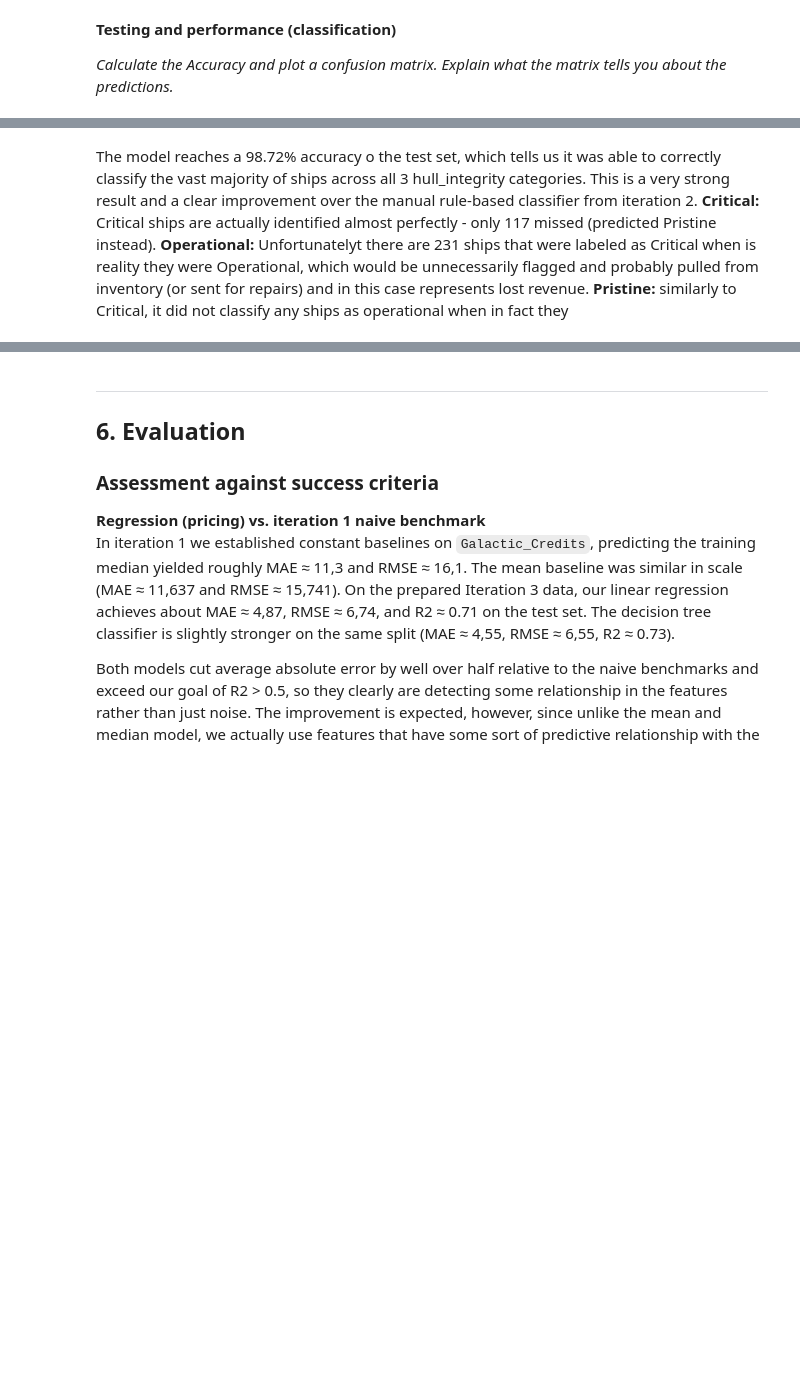
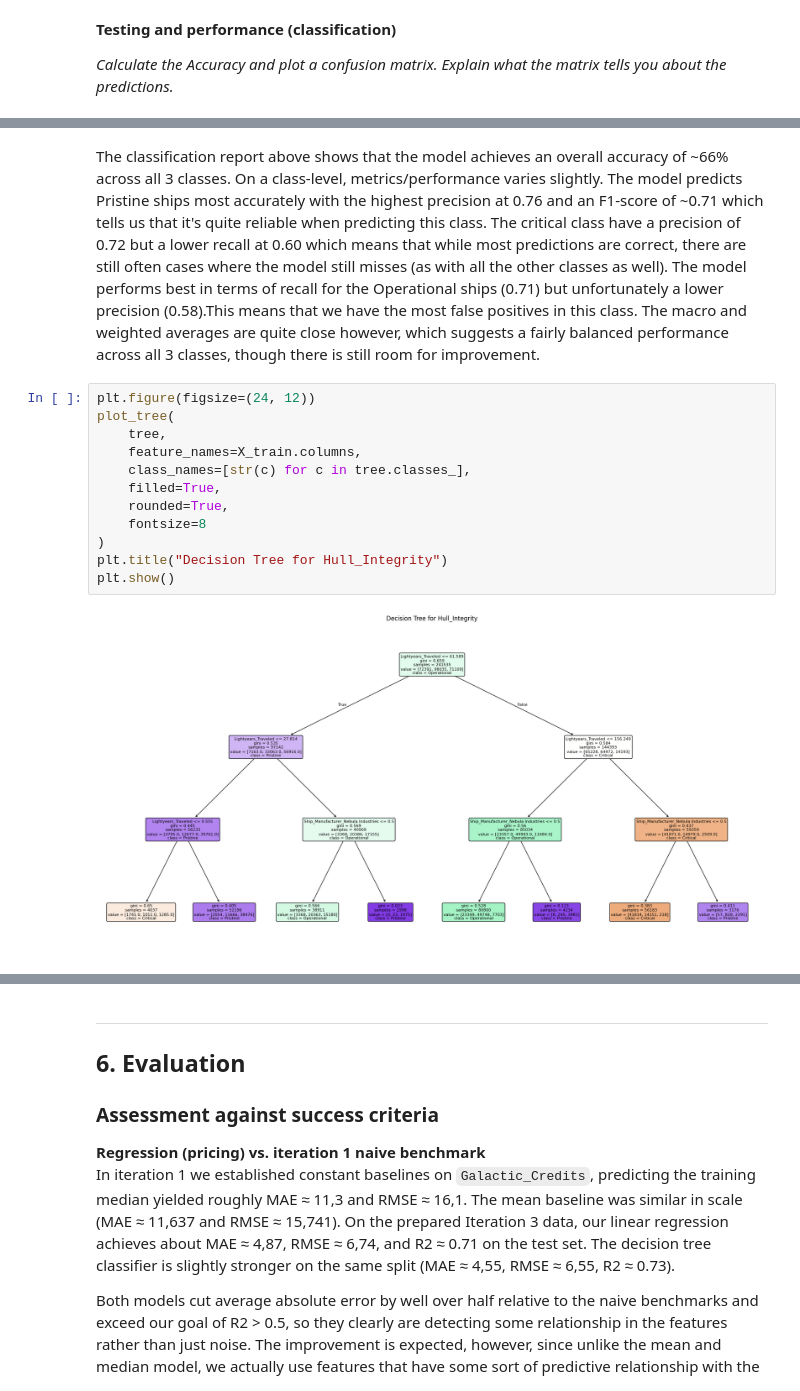
Before and after one commit to strmzi-git/jupyter-exam-03, a Jupyter notebook: DS-Assignment-It3.ipynb, the cells around one changed output, grey strips where cells are left out. Drawn from its saved outputs; the diff is of its cells as text; blank space fills up the shorter version.

```diff
--- a/DS-Assignment-It3.ipynb
+++ b/DS-Assignment-It3.ipynb
@@ -367,5 +376,16 @@ Accuracy: 0.9872
 # %% [markdown]
-The model reaches a 98.72% accuracy o the test set, which tells us it was able to correctly classify the vast majority of ships across all 3 hull_integrity categories. This is a very strong result and a clear improvement over the manual rule-based classifier from iteration 2.
-**Critical:** Critical ships are actually identified almost perfectly - only 117 missed (predicted Pristine instead).
-**Operational:** Unfortunatelyt there are 231 ships that were labeled as Critical when is reality they were Operational, which would be unnecessarily flagged and probably pulled from inventory (or sent for repairs) and in this case represents lost revenue.
-**Pristine:** similarly to Critical, it did not classify any ships as operational when in fact they
+The classification report above shows that the model achieves an overall accuracy of ~66% across all 3 classes. On a class-level, metrics/performance varies slightly.  The model predicts Pristine ships most accurately with the highest precision at 0.76 and an F1-score of ~0.71 which tells us that it's quite reliable when predicting this class. The critical class have a precision of 0.72  but a lower recall at 0.60 which means that while most predictions are correct, there are still often cases where  the model still misses (as with all the other classes as well).  The model performs best in  terms of recall for the Operational ships (0.71) but unfortunately a lower precision (0.58).This means that we have the most false positives in this class. The macro and weighted averages are quite close however, which suggests a fairly balanced performance across all 3 classes, though there is still room for improvement.
+# %%
+plt.figure(figsize=(24, 12))
+plot_tree(
+    tree,
+    feature_names=X_train.columns,
+    class_names=[str(c) for c in tree.classes_],
+    filled=True,
+    rounded=True,
+    fontsize=8
+)
+plt.title("Decision Tree for Hull_Integrity")
+plt.show()
+# %% [output]
+[figure, added]
```
Also changed, not shown: parts of 8 cells of this notebook, 1 other file.
